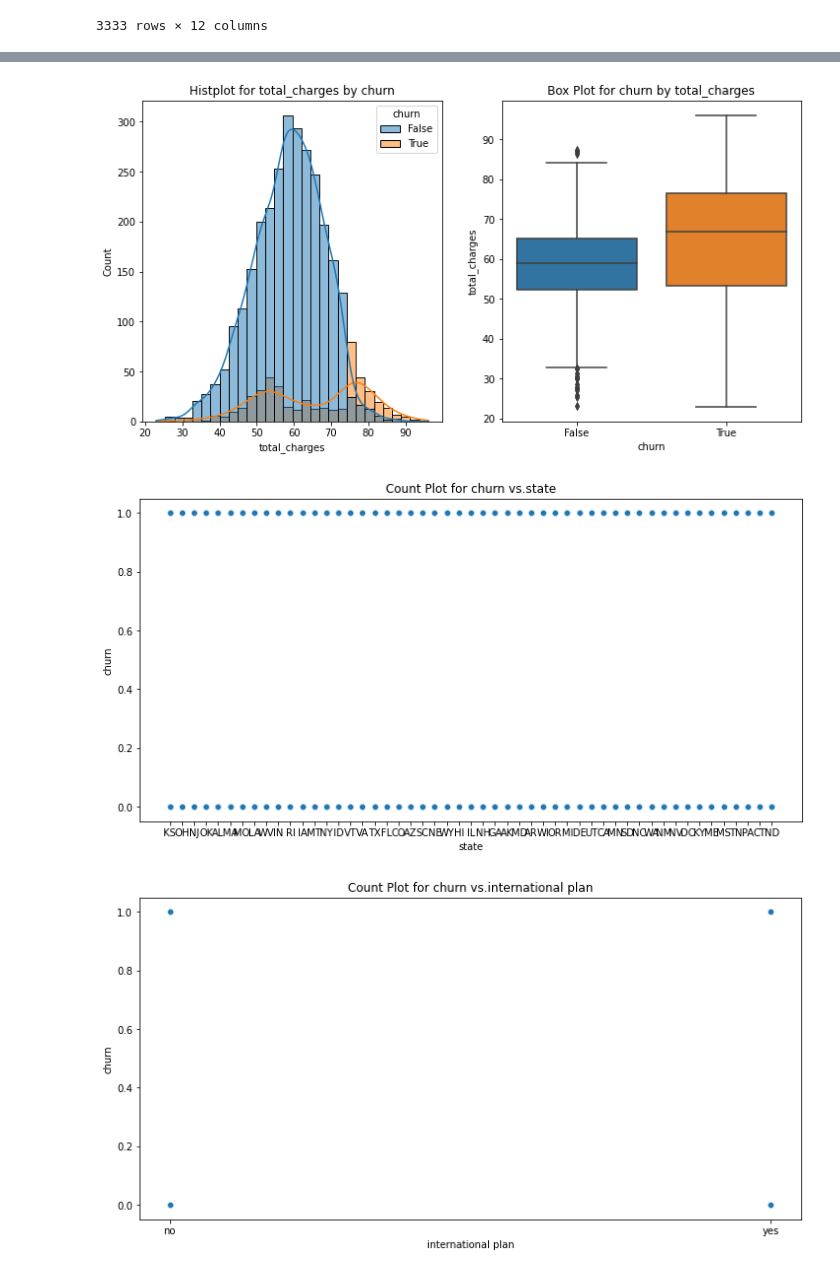
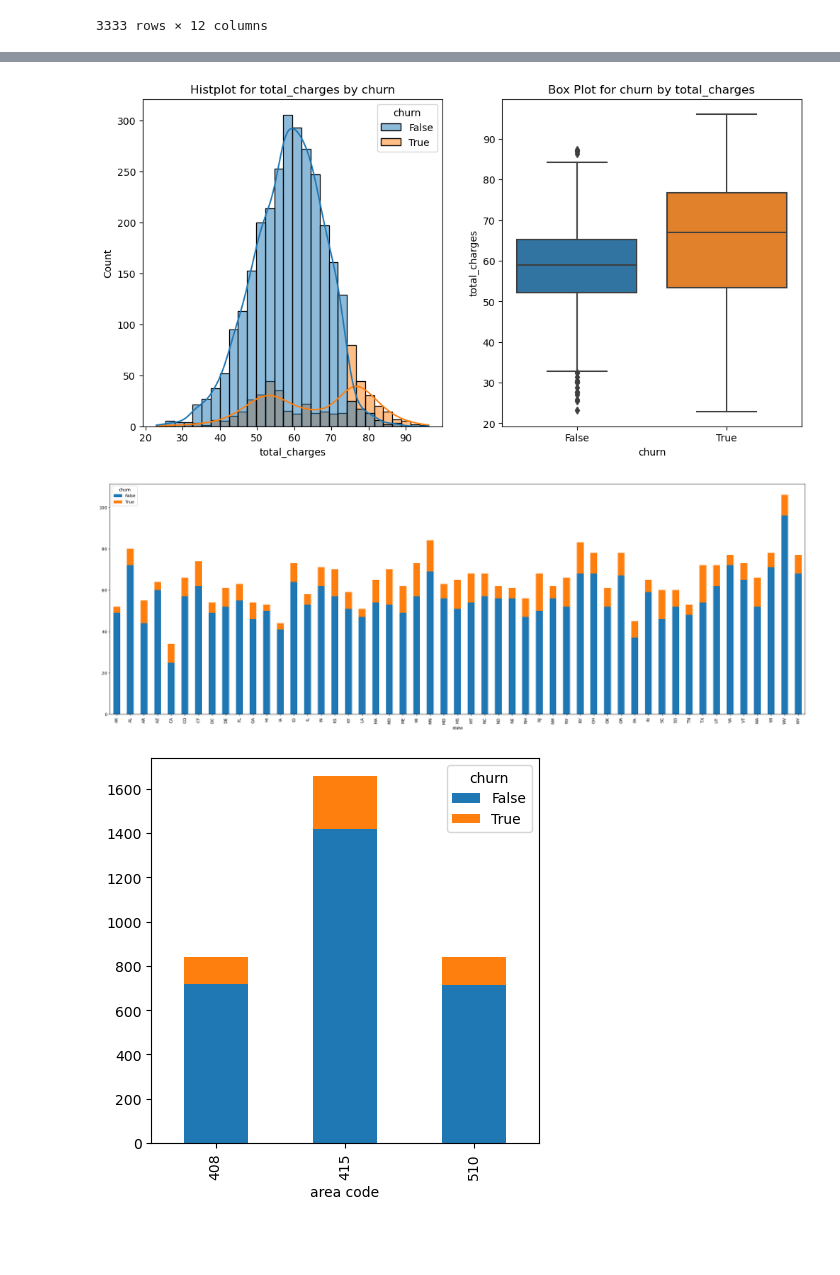
Before and after one commit to MwangiWambugu/SyriaTel-Customer-Churn-, a Jupyter notebook: index.ipynb, the cells around one changed output, grey strips where cells are left out. Drawn from its saved outputs; the diff is of its cells as text; code cells hidden in the pictures; blank space fills up the shorter version.

```diff
--- a/index.ipynb
+++ b/index.ipynb
@@ -165,15 +171,25 @@ class DataAnalysis(DataPreProcessing, DataSourcing):
 
             plt.show()
 
-        # Plot count plots for categorical columns
-        for outer in categorical_columns:
+        # # Plot count plots for categorical columns
+        # for outer in categorical_columns:
 
 
-                plt.figure(figsize=(12, 6))
+        #         plt.figure(figsize=(12, 6))
 
-                # Plot count plot
-                sns.scatterplot(x=data_copy[outer], y=data_copy["churn"])
-                plt.title(f'Count Plot for churn vs.{outer}')
+        #         # Plot count plot
+        #         sns.scatterplot(x=data_copy[outer], y=data_copy["churn"])
+        #         plt.title(f'Count Plot for churn vs.{outer}')
 
 
-                plt.show()
+                # plt.show()
+    def churn_by_state(self, data_copy):
+        df.groupby(["state", "churn"]).size().unstack().plot(kind='bar', stacked=True, figsize=(30,10))
+
+    def churn_by_area_code(self, data_copy):
+        df.groupby(["area code", "churn"]).size().unstack().plot(kind='bar', stacked=True, figsize=(5,5))
+
+    def churn_by_int_plan(self, data_copy):
+        df.groupby(["international plan", "churn"]).size().unstack().plot(kind='bar', stacked=True, figsize=(5,5))
+    def churn_by_vm_plan(self, data_copy):
+        df.groupby(["voice mail plan", "churn"]).size().unstack().plot(kind='bar', stacked=True, figsize=(5,5))
@@ -251,4 +214,8 @@ data_analysis.univariate_analysis(data_copy)
 # %%
 data_analysis_2 = DataAnalysis()
 data_analysis_2.bivariate_analysis(data_copy, column_of_interest='churn')
+data_analysis_2.churn_by_state(data_copy)
+data_analysis_2.churn_by_area_code(data_copy)
+data_analysis_2.churn_by_int_plan(data_copy)
+data_analysis_2.churn_by_vm_plan(data_copy)
 # %% [output]
@@ -261,3 +228,3 @@ data_analysis_2.bivariate_analysis(data_copy, column_of_interest='churn')
-[figure, old version]
+[figure, new version]
-[figure, old version]
+[figure, new version]
-[figure, old version]
+[figure, new version]
```
Also changed, not shown: parts of 8 cells of this notebook.
